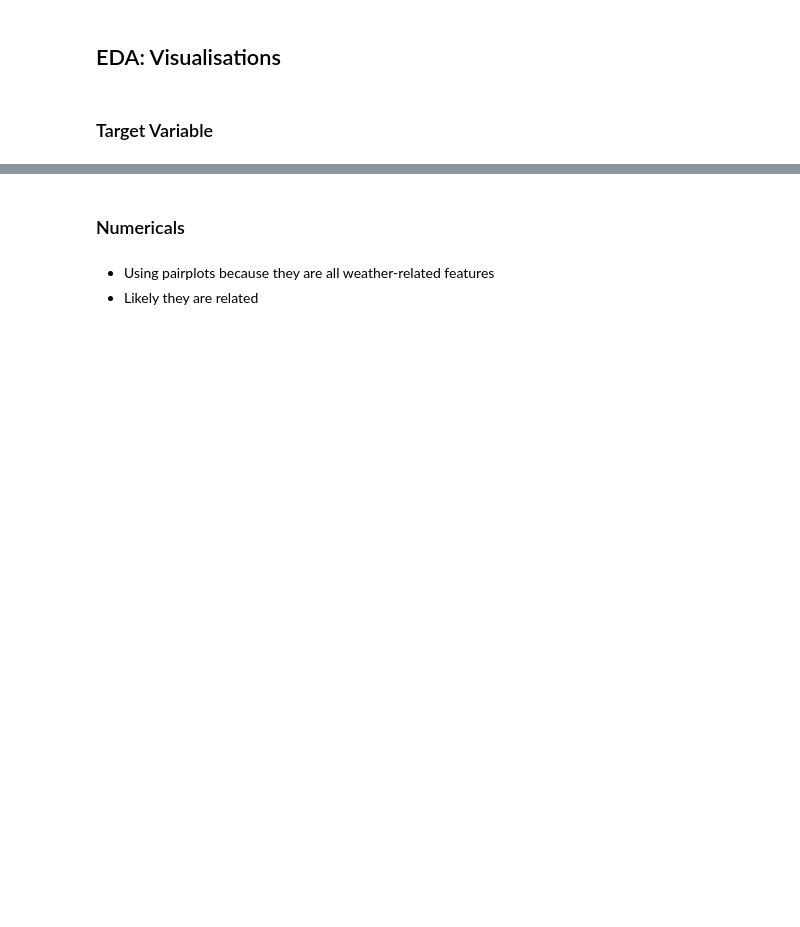
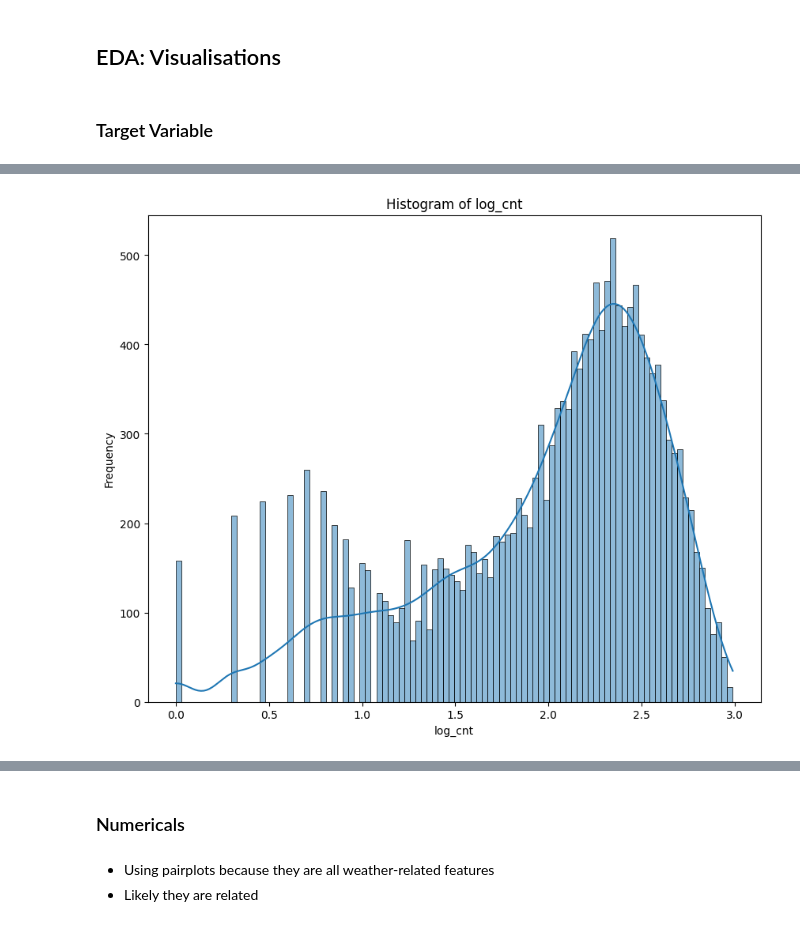
Before and after one commit to govindnirav/project_d100, a Jupyter notebook: scripts/eda_cleaning.ipynb, the cells around one changed output, grey strips where cells are left out. Drawn from its saved outputs; the diff is of its cells as text; code cells hidden in the pictures; blank space fills up the shorter version.

```diff
--- a/scripts/eda_cleaning.ipynb
+++ b/scripts/eda_cleaning.ipynb
@@ -165,0 +197,4 @@ plot_box(df_unclean, y_var = "hr", x_var = "cnt")
+# %%
+plot_histogram(df_unclean, "log_cnt", bins = 100)
+# %% [output]
+[figure, added]
```
Also changed, not shown: parts of 38 cells of this notebook, 6 other files.
